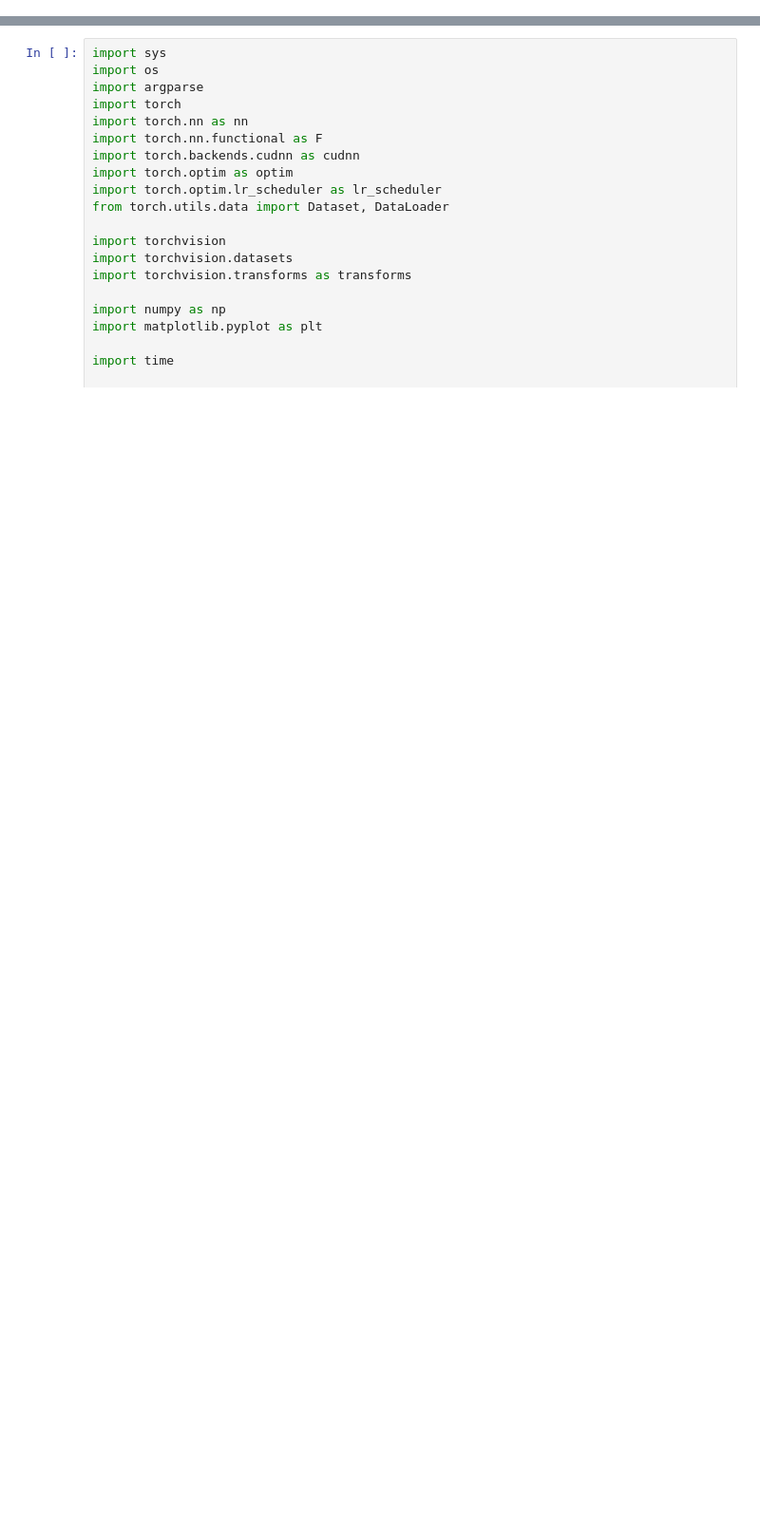
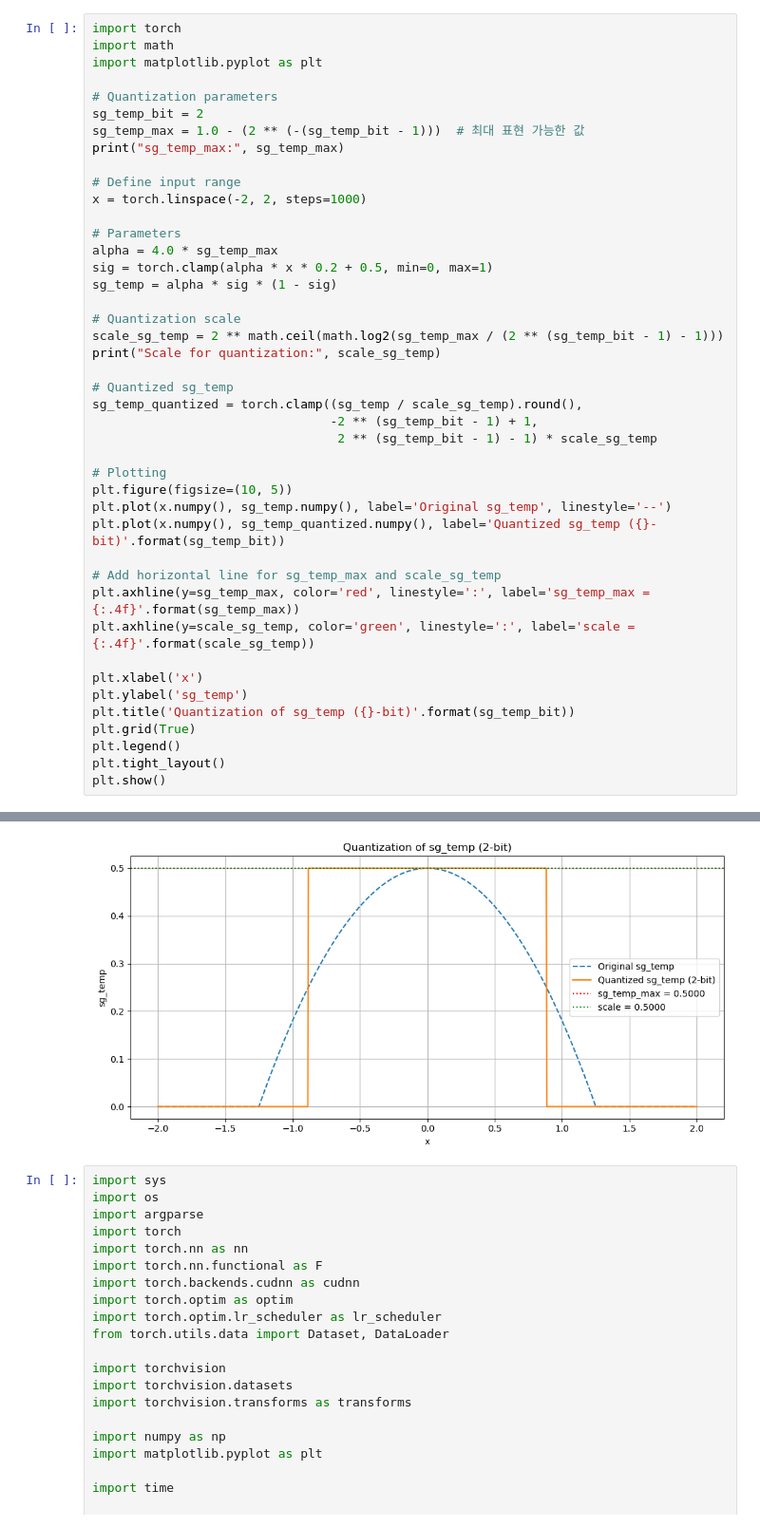
Before and after one commit to bhkim003/ByeonghyeonKim, a Jupyter notebook: my_snn/main_reborn gesture case4 lr0.001 timestep8 92.92 quantize하자 888 mo0 스케일고정 cutoff실험.ipynb, the cells around one changed output, grey strips where cells are left out. Shown at 95% size. Saved outputs shown, nothing was run; the diff lists cells and outputs as text; blank space fills up the shorter version.

```diff
--- a/my_snn/main_reborn gesture case4 lr0.001 timestep8 92.92 quantize하자 888 mo0 스케일고정 cutoff실험.ipynb
+++ b/my_snn/main_reborn gesture case4 lr0.001 timestep8 92.92 quantize하자 888 mo0 스케일고정 cutoff실험.ipynb
@@ -0,0 +1,44 @@
+# %%
+import torch
+import math
+import matplotlib.pyplot as plt
+
+# Quantization parameters
+sg_temp_bit = 2
+sg_temp_max = 1.0 - (2 ** (-(sg_temp_bit - 1)))  # 최대 표현 가능한 값
+print("sg_temp_max:", sg_temp_max)
+
+# Define input range
+x = torch.linspace(-2, 2, steps=1000)
+
+# Parameters
+alpha = 4.0 * sg_temp_max
+sig = torch.clamp(alpha * x * 0.2 + 0.5, min=0, max=1)
+sg_temp = alpha * sig * (1 - sig)
+
+# Quantization scale
+scale_sg_temp = 2 ** math.ceil(math.log2(sg_temp_max / (2 ** (sg_temp_bit - 1) - 1)))
+print("Scale for quantization:", scale_sg_temp)
+
+# Quantized sg_temp
+sg_temp_quantized = torch.clamp((sg_temp / scale_sg_temp).round(),
+                                -2 ** (sg_temp_bit - 1) + 1,
+                                 2 ** (sg_temp_bit - 1) - 1) * scale_sg_temp
+
+# Plotting
+plt.figure(figsize=(10, 5))
+plt.plot(x.numpy(), sg_temp.numpy(), label='Original sg_temp', linestyle='--')
+plt.plot(x.numpy(), sg_temp_quantized.numpy(), label='Quantized sg_temp ({}-bit)'.format(sg_temp_bit))
+
+# Add horizontal line for sg_temp_max and scale_sg_temp
+plt.axhline(y=sg_temp_max, color='red', linestyle=':', label='sg_temp_max = {:.4f}'.format(sg_temp_max))
+plt.axhline(y=scale_sg_temp, color='green', linestyle=':', label='scale = {:.4f}'.format(scale_sg_temp))
+
+plt.xlabel('x')
+plt.ylabel('sg_temp')
+plt.title('Quantization of sg_temp ({}-bit)'.format(sg_temp_bit))
+plt.grid(True)
+plt.legend()
+plt.tight_layout()
+plt.show()
+# %% [output]
@@ -1,3 +47,4 @@
+[figure, added]
 # %%
 import sys
 import os
```
Also changed, not shown: parts of 1 cell of this notebook, 19 other files.
